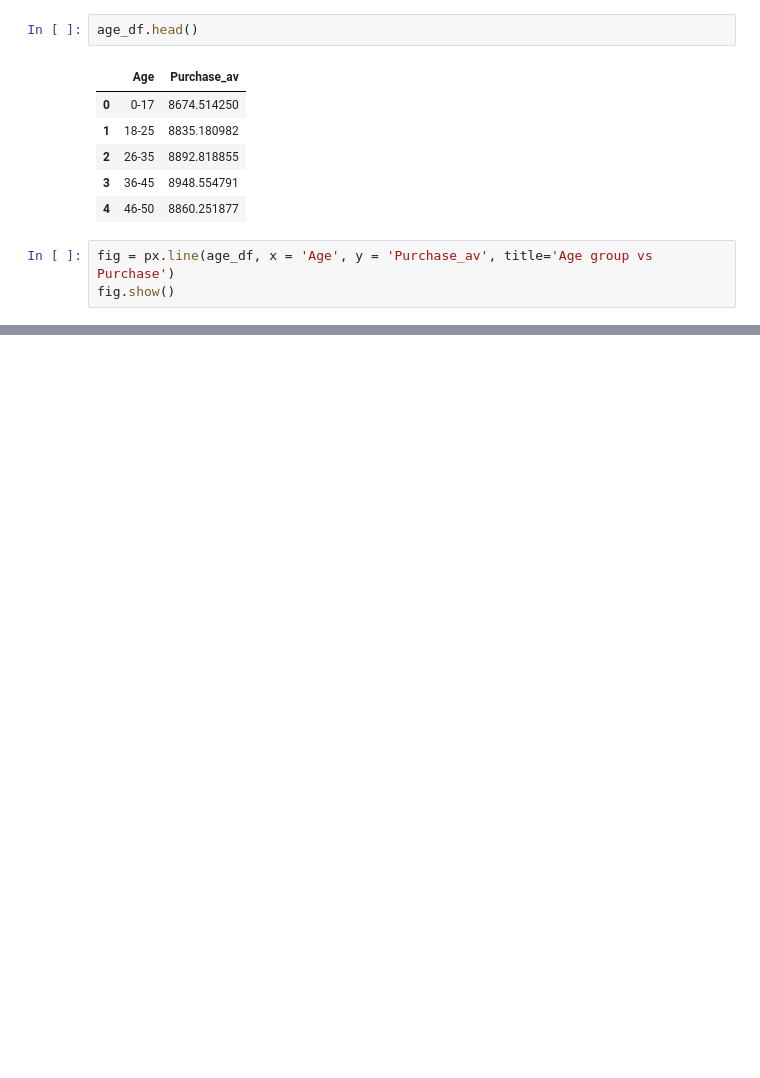
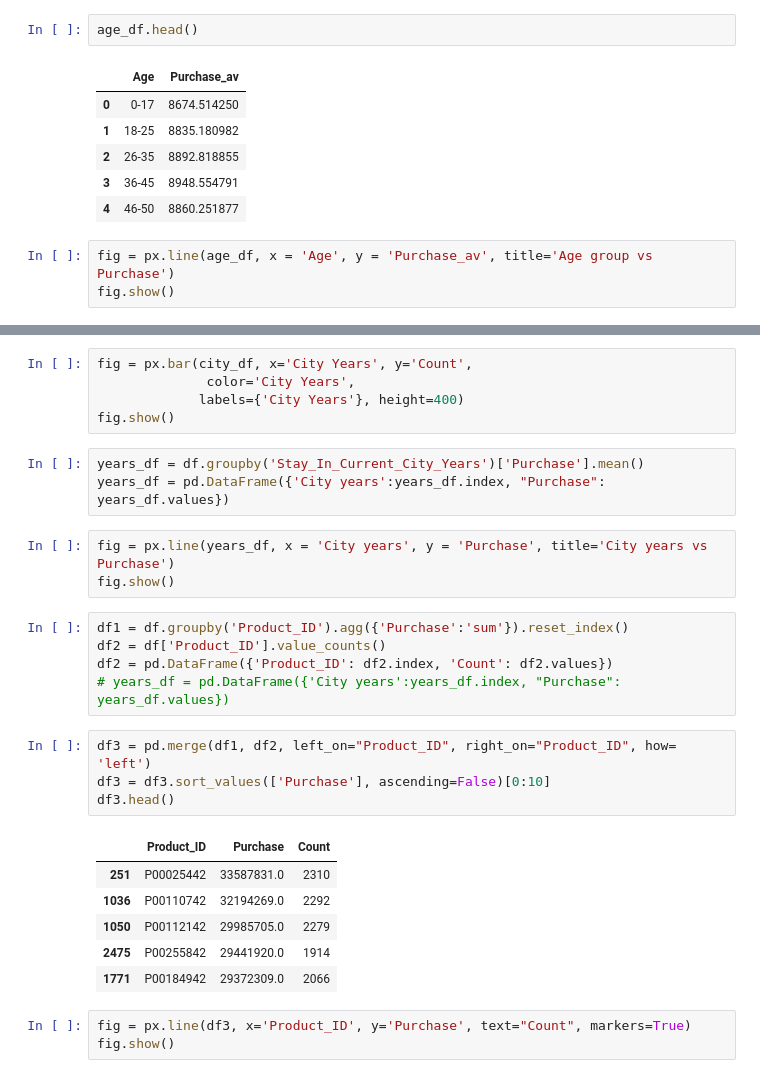
Before and after one commit to Michael-yousuf123/friday-sale, a Jupyter notebook: notebook/exploratory.ipynb, the cells around one changed output, grey strips where cells are left out. Saved outputs shown, nothing was run; the diff lists cells and outputs as text; blank space fills up the shorter version.

```diff
--- a/notebook/exploratory.ipynb
+++ b/notebook/exploratory.ipynb
@@ -160,0 +198,30 @@ fig.show()
+# %%
+fig = px.bar(city_df, x='City Years', y='Count',
+              color='City Years',
+             labels={'City Years'}, height=400)
+fig.show()
+# %%
+years_df = df.groupby('Stay_In_Current_City_Years')['Purchase'].mean()
+years_df = pd.DataFrame({'City years':years_df.index, "Purchase": years_df.values})
+# %%
+fig = px.line(years_df, x = 'City years', y = 'Purchase', title='City years vs Purchase')
+fig.show()
+# %%
+df1 = df.groupby('Product_ID').agg({'Purchase':'sum'}).reset_index()
+df2 = df['Product_ID'].value_counts()
+df2 = pd.DataFrame({'Product_ID': df2.index, 'Count': df2.values})
+# years_df = pd.DataFrame({'City years':years_df.index, "Purchase": years_df.values})
+# %%
+df3 = pd.merge(df1, df2, left_on="Product_ID", right_on="Product_ID", how= 'left')
+df3 = df3.sort_values(['Purchase'], ascending=False)[0:10]
+df3.head()
+# %% [output]
+|  | Product_ID | Purchase | Count |
+| 251 | P00025442 | 33587831.0 | 2310 |
+| 1036 | P00110742 | 32194269.0 | 2292 |
+| 1050 | P00112142 | 29985705.0 | 2279 |
+| 2475 | P00255842 | 29441920.0 | 1914 |
+| 1771 | P00184942 | 29372309.0 | 2066 |
+# %%
+fig = px.line(df3, x='Product_ID', y='Purchase', text="Count", markers=True)
+fig.show()
```
Also changed, not shown: parts of 21 cells of this notebook.
